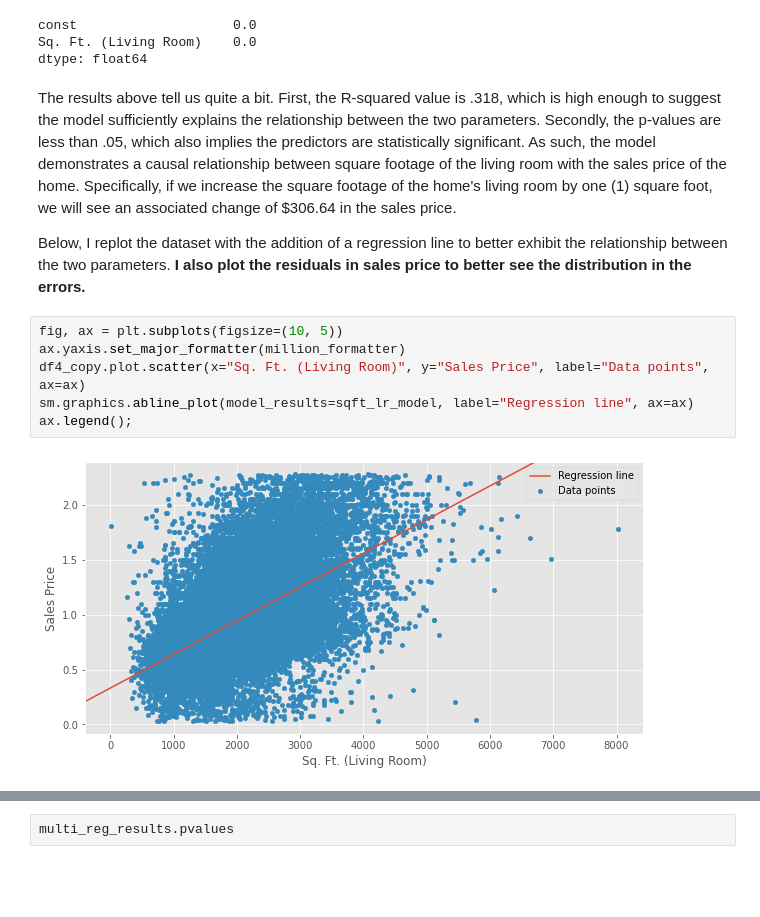
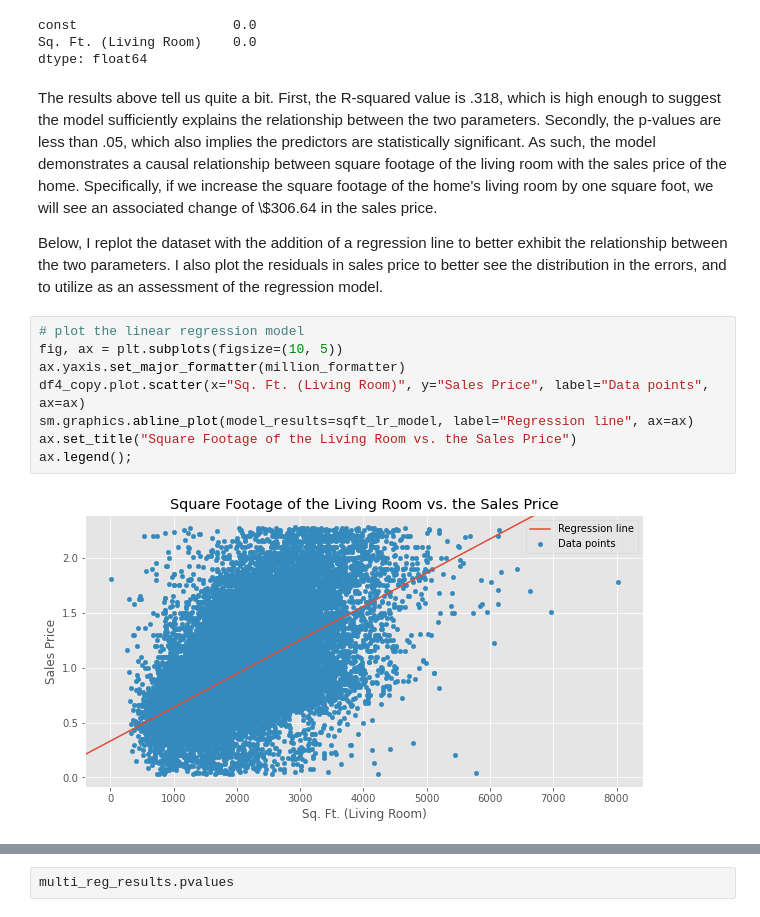
Before and after one commit to rookiescientist-andre/King-County-Real-Estate-Analysis, a Jupyter notebook: student.ipynb, the cells around one changed output, grey strips where cells are left out. Cells and saved outputs as stored; diff of their text form; blank space fills up the shorter version.

```diff
--- a/student.ipynb
+++ b/student.ipynb
@@ -413,15 +403,17 @@ const                    0.0
 Sq. Ft. (Living Room)    0.0
 dtype: float64
 # %% [markdown]
-The results above tell us quite a bit. First, the R-squared value is .318, which is high enough to suggest the model sufficiently explains the relationship between the two parameters. Secondly, the p-values are less than .05, which also implies the predictors are statistically significant. As such, the model demonstrates a causal relationship between square footage of the living room with the sales price of the home. Specifically, if we increase the square footage of the home's living room by one (1) square foot, we will see an associated change of \$306.64 in the sales price.
+The results above tell us quite a bit. First, the R-squared value is .318, which is high enough to suggest the model sufficiently explains the relationship between the two parameters. Secondly, the p-values are less than .05, which also implies the predictors are statistically significant. As such, the model demonstrates a causal relationship between square footage of the living room with the sales price of the home. Specifically, if we increase the square footage of the home's living room by one square foot, we will see an associated change of \\$306.64 in the sales price.
 
-Below, I replot the dataset with the addition of a regression line to better exhibit the relationship between the two parameters. **I also plot the residuals in sales price to better see the distribution in the errors.**
+Below, I replot the dataset with the addition of a regression line to better exhibit the relationship between the two parameters. I also plot the residuals in sales price to better see the distribution in the errors, and to utilize as an assessment of the regression model.
 # %%
+# plot the linear regression model
 fig, ax = plt.subplots(figsize=(10, 5))
 ax.yaxis.set_major_formatter(million_formatter)
 df4_copy.plot.scatter(x="Sq. Ft. (Living Room)", y="Sales Price", label="Data points", ax=ax)
 sm.graphics.abline_plot(model_results=sqft_lr_model, label="Regression line", ax=ax)
+ax.set_title("Square Footage of the Living Room vs. the Sales Price")
 ax.legend();
 # %% [output]
-[figure, old version]
+[figure, new version]
 # %%
```
Also changed, not shown: parts of 51 cells of this notebook.
